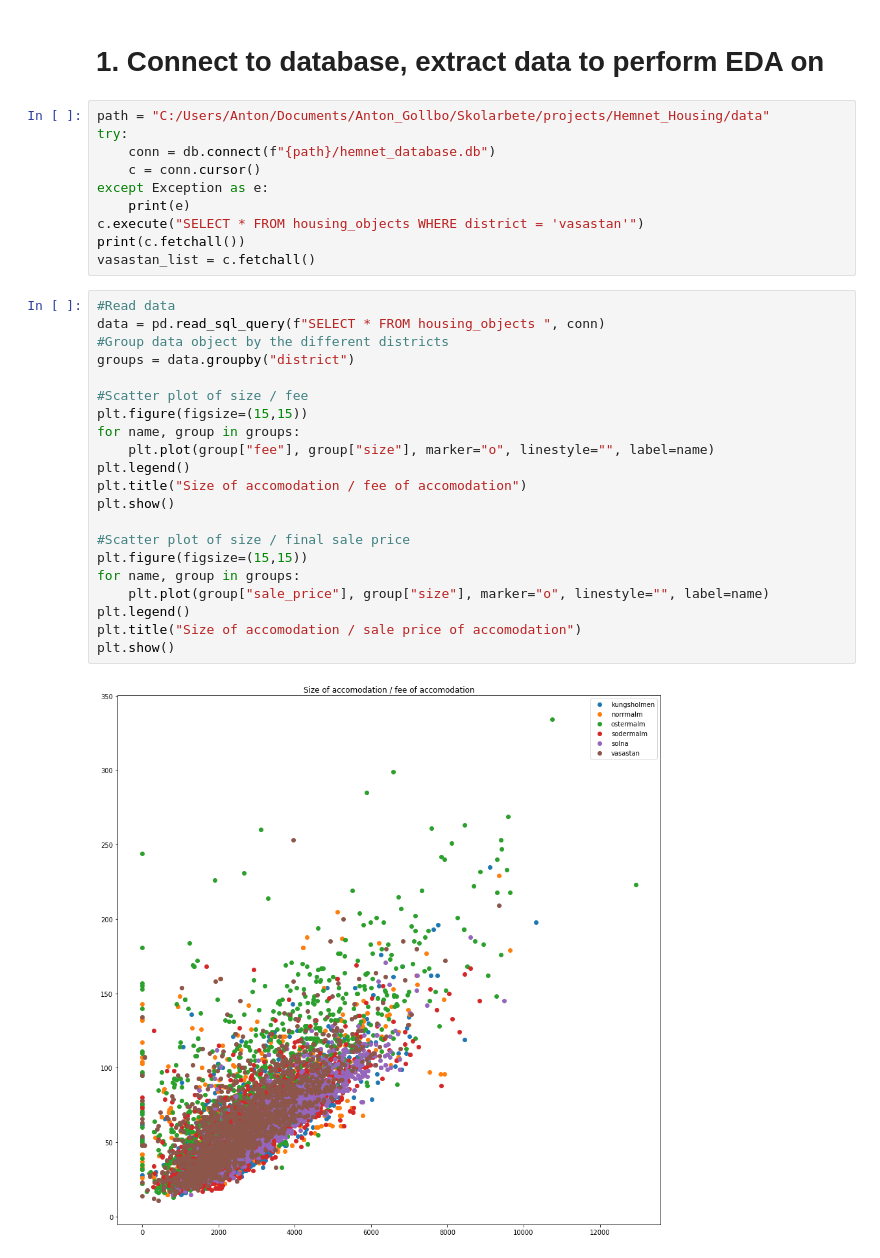
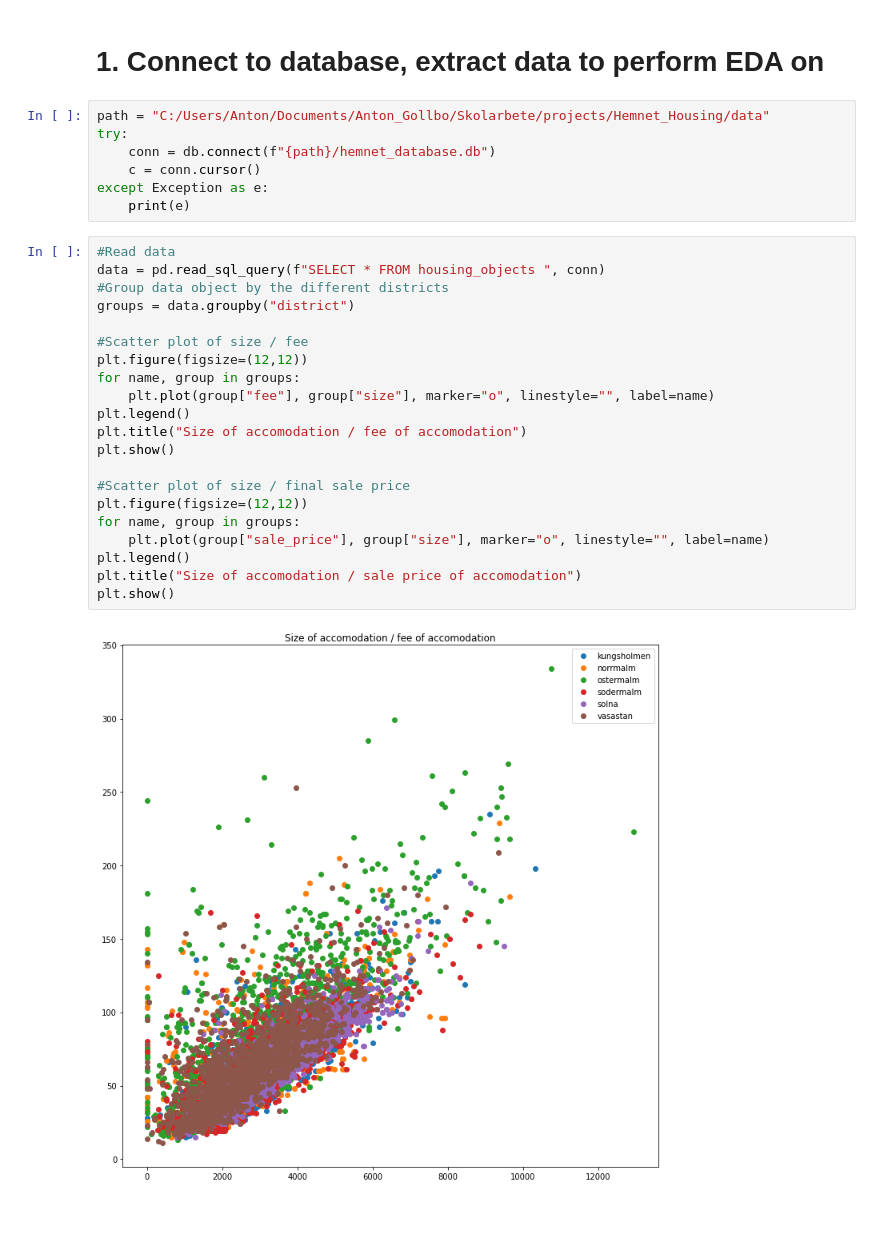
Before and after one commit to antongollbo123/hemnet_housing, a Jupyter notebook: notebooks/hemnet_EDA.ipynb, the cells around one changed output. Cells and saved outputs as stored; diff of their text form; blank space fills up the shorter version.

```diff
--- a/notebooks/hemnet_EDA.ipynb
+++ b/notebooks/hemnet_EDA.ipynb
@@ -11,29 +14,26 @@ try:
     c = conn.cursor()
 except Exception as e:
     print(e)
-c.execute("SELECT * FROM housing_objects WHERE district = 'vasastan'")
-print(c.fetchall())
-vasastan_list = c.fetchall()
 # %%
 #Read data
 data = pd.read_sql_query(f"SELECT * FROM housing_objects ", conn)
 #Group data object by the different districts
 groups = data.groupby("district")
 
 #Scatter plot of size / fee
-plt.figure(figsize=(15,15))
+plt.figure(figsize=(12,12))
 for name, group in groups:
     plt.plot(group["fee"], group["size"], marker="o", linestyle="", label=name)
 plt.legend()
 plt.title("Size of accomodation / fee of accomodation")
 plt.show()
 
 #Scatter plot of size / final sale price
-plt.figure(figsize=(15,15))
+plt.figure(figsize=(12,12))
 for name, group in groups:
     plt.plot(group["sale_price"], group["size"], marker="o", linestyle="", label=name)
 plt.legend()
 plt.title("Size of accomodation / sale price of accomodation")
 plt.show()
 # %% [output]
-[figure, old version]
+[figure, new version]
```
Also changed, not shown: parts of 8 cells of this notebook.
